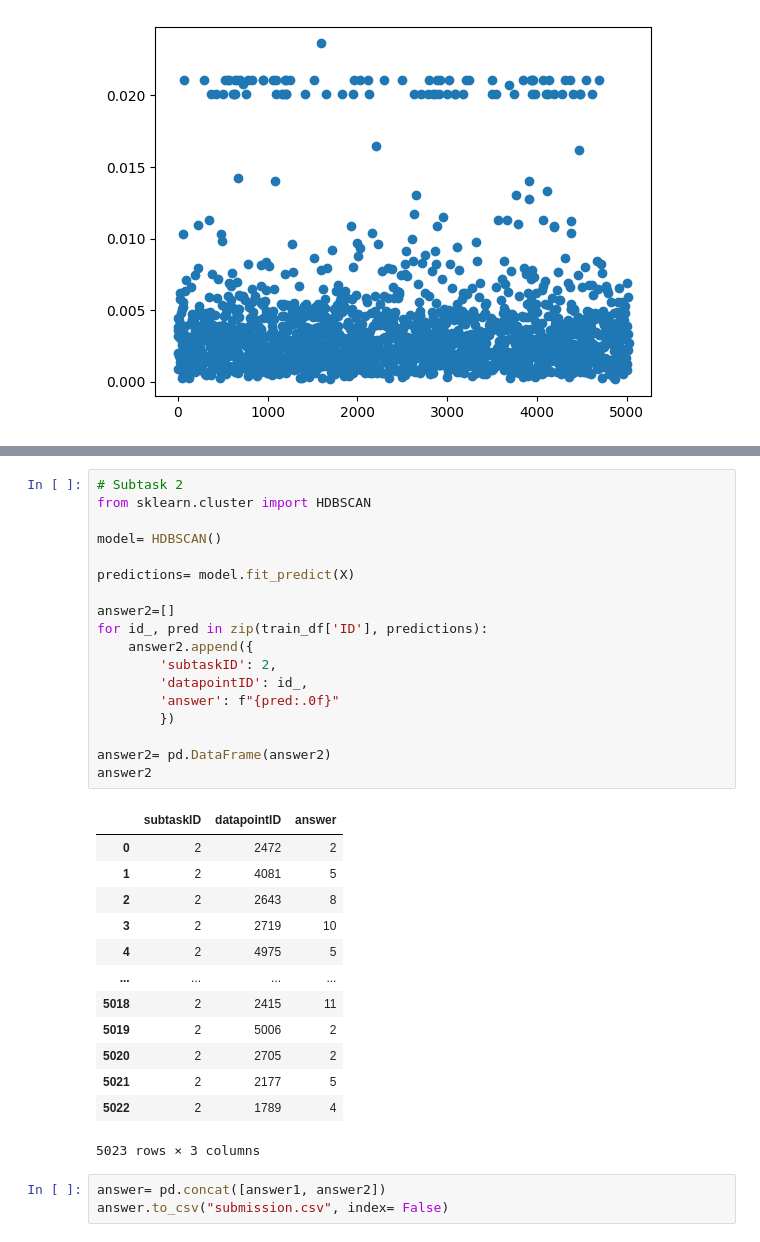
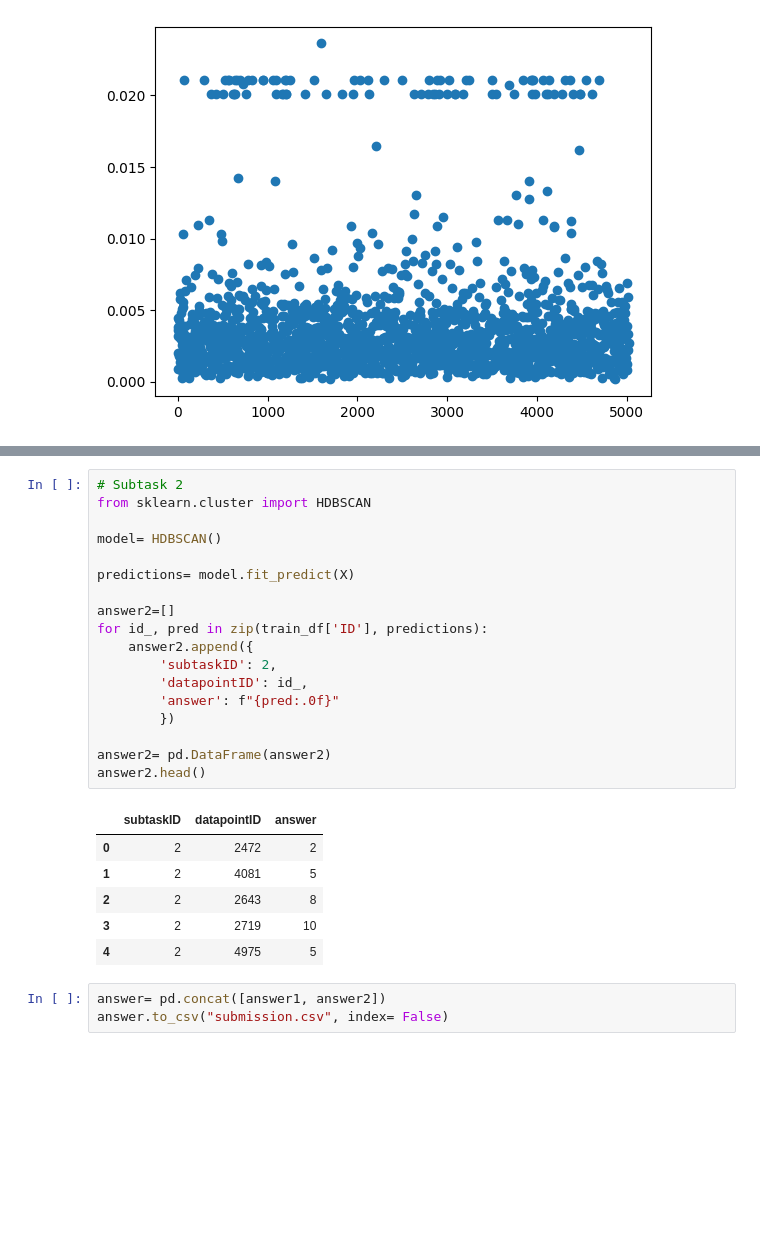
Before and after one commit to IanosAlex-Marian/AI_Problems, a Jupyter notebook: MISC/MLCompete/Battlefield_Recon/main.ipynb, the cells around one changed output, grey strips where cells are left out. Drawn from its saved outputs; the diff is of its cells as text; blank space fills up the shorter version.

```diff
--- a/MISC/MLCompete/Battlefield_Recon/main.ipynb
+++ b/MISC/MLCompete/Battlefield_Recon/main.ipynb
@@ -77,35 +64,28 @@ answer1
 # %%
 # Subtask 2
 from sklearn.cluster import HDBSCAN
 
 model= HDBSCAN()
 
 predictions= model.fit_predict(X)
 
 answer2=[]
 for id_, pred in zip(train_df['ID'], predictions):
     answer2.append({
         'subtaskID': 2,
         'datapointID': id_,
         'answer': f"{pred:.0f}"
         })
 
 answer2= pd.DataFrame(answer2)
-answer2
+answer2.head()
 # %% [output]
 |  | subtaskID | datapointID | answer |
 | 0 | 2 | 2472 | 2 |
 | 1 | 2 | 4081 | 5 |
 | 2 | 2 | 2643 | 8 |
 | 3 | 2 | 2719 | 10 |
 | 4 | 2 | 4975 | 5 |
-| ... | ... | ... | ... |
-| 5018 | 2 | 2415 | 11 |
-| 5019 | 2 | 5006 | 2 |
-| 5020 | 2 | 2705 | 2 |
-| 5021 | 2 | 2177 | 5 |
-| 5022 | 2 | 1789 | 4 |
-5023 rows × 3 columns
 # %%
 answer= pd.concat([answer1, answer2])
 answer.to_csv("submission.csv", index= False)
```
Also changed, not shown: parts of 2 cells of this notebook.
